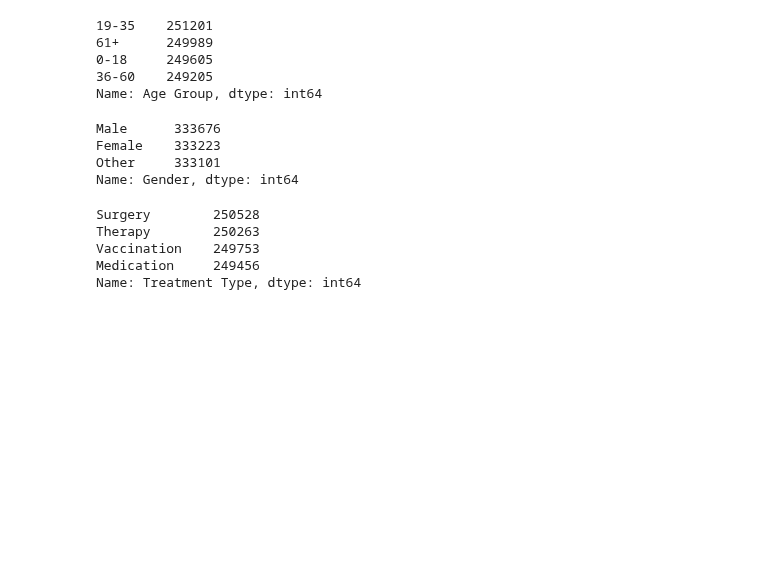
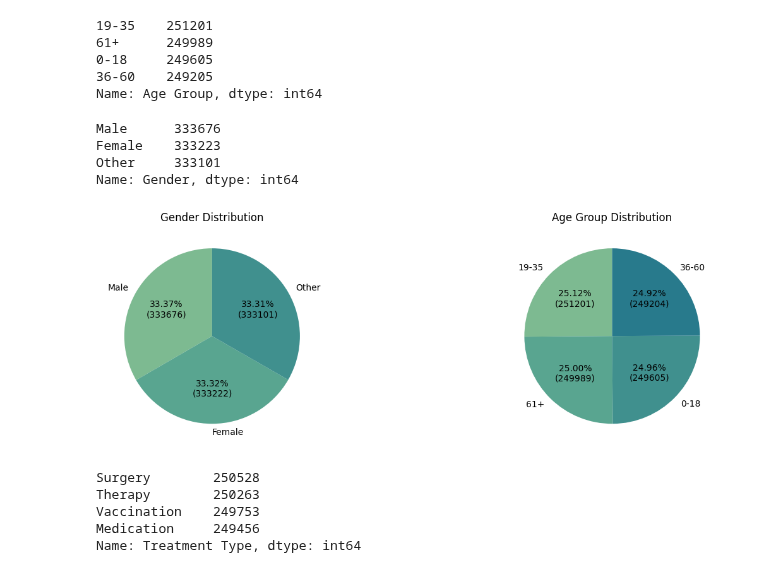
Before and after one commit to Akshay-Paunikar/Statistics_for_Data_Science, a Jupyter notebook: projects/Global_Health_Statistics/globalhealthanalysis.ipynb, the cells around one changed output. Drawn from its saved outputs; the diff is of its cells as text; code cells hidden in the pictures; blank space fills up the shorter version.

Commit message:
GHS - Gender, Age Group, Treatment Type, Availability of Vaccine/Treatment pie charts

```diff
--- a/projects/Global_Health_Statistics/globalhealthanalysis.ipynb
+++ b/projects/Global_Health_Statistics/globalhealthanalysis.ipynb
@@ -266,6 +266,31 @@ Male      333676
 Female    333223
 Other     333101
 Name: Gender, dtype: int64
+# %%
+plt.figure(figsize=(15, 4))
+
+# Gender distribution pie chart
+
+ax1 = plt.subplot2grid((1,2),(0,0))
+gender_counts = ghs['Gender'].value_counts()
+
+plt.pie(gender_counts, labels=gender_counts.index, autopct=lambda p: f'{p:.2f}%\n({int(p * sum(gender_counts) / 100)})',
+        startangle=90, colors=sns.color_palette('crest'))
+
+plt.title('Gender Distribution')
+
+# Age Group distribution pie chart
+
+ax2 = plt.subplot2grid((1,2),(0,1))
+age_counts = ghs['Age Group'].value_counts()
+plt.pie(age_counts, labels=age_counts.index, autopct=lambda p: f'{p:.2f}%\n({int(p * sum(age_counts) / 100)})',
+        startangle=90, colors=sns.color_palette('crest'))
+plt.title('Age Group Distribution')
+
+plt.tight_layout()
+plt.show()
+# %% [output]
+[figure, added]
 # %%
 # Treatment Type in the dataset
 ghs['Treatment Type'].value_counts()
```
Also changed, not shown: parts of 2 cells of this notebook.
